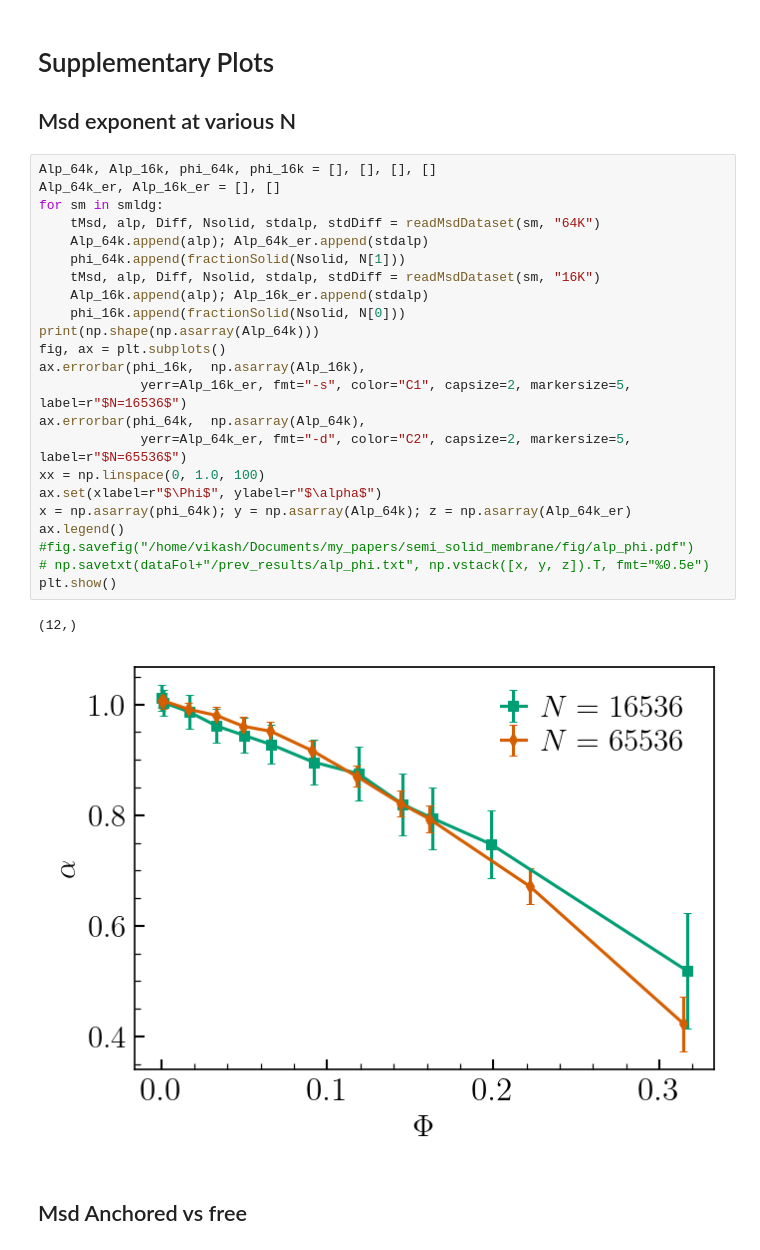
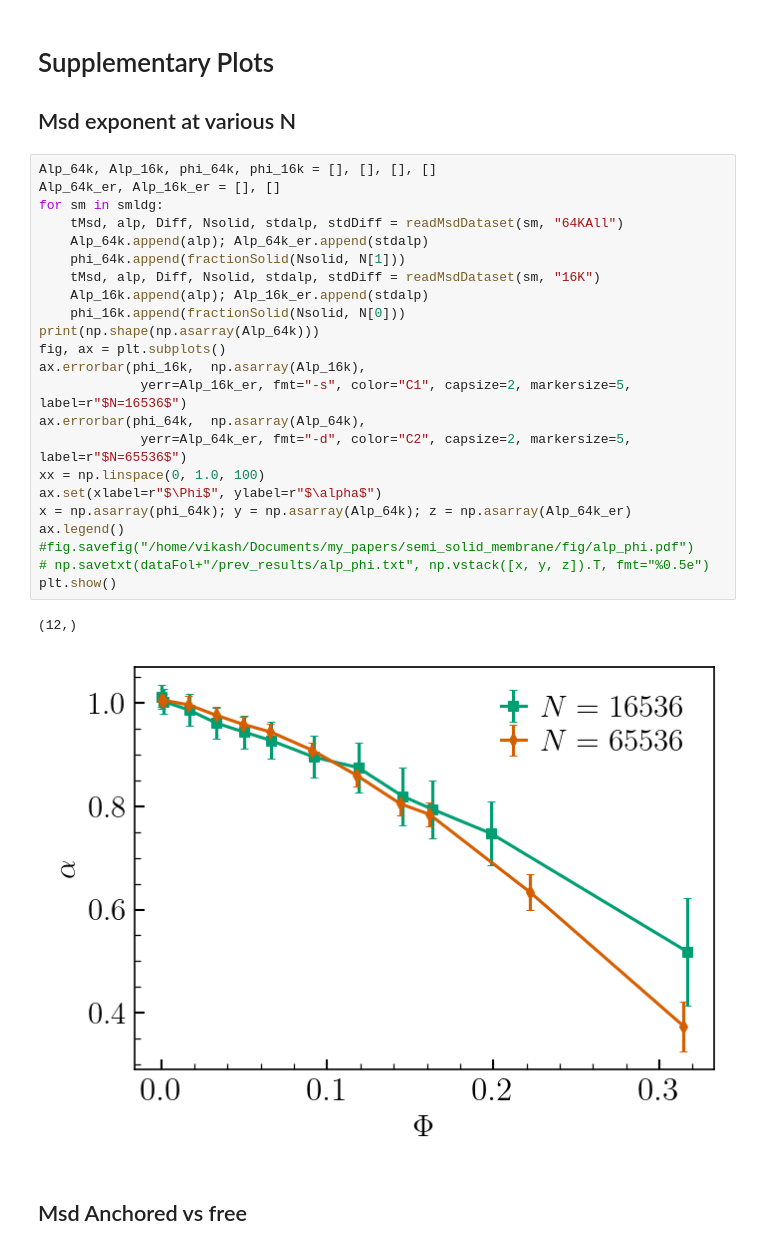
Before and after one commit to thecalculon/ssmplots, a Jupyter notebook: SemiSolid_plots.ipynb, the cells around one changed output. Drawn from its saved outputs; the diff is of its cells as text.

```diff
--- a/SemiSolid_plots.ipynb
+++ b/SemiSolid_plots.ipynb
@@ -549,29 +549,29 @@ plt.show()
 # %%
 Alp_64k, Alp_16k, phi_64k, phi_16k = [], [], [], []
 Alp_64k_er, Alp_16k_er = [], []
 for sm in smldg:
-    tMsd, alp, Diff, Nsolid, stdalp, stdDiff = readMsdDataset(sm, "64K")
+    tMsd, alp, Diff, Nsolid, stdalp, stdDiff = readMsdDataset(sm, "64KAll")
     Alp_64k.append(alp); Alp_64k_er.append(stdalp)
     phi_64k.append(fractionSolid(Nsolid, N[1]))
     tMsd, alp, Diff, Nsolid, stdalp, stdDiff = readMsdDataset(sm, "16K")
     Alp_16k.append(alp); Alp_16k_er.append(stdalp)
     phi_16k.append(fractionSolid(Nsolid, N[0]))
 print(np.shape(np.asarray(Alp_64k)))
 fig, ax = plt.subplots()
 ax.errorbar(phi_16k,  np.asarray(Alp_16k),
              yerr=Alp_16k_er, fmt="-s", color="C1", capsize=2, markersize=5, label=r"$N=16536$")
 ax.errorbar(phi_64k,  np.asarray(Alp_64k),
              yerr=Alp_64k_er, fmt="-d", color="C2", capsize=2, markersize=5, label=r"$N=65536$")
 xx = np.linspace(0, 1.0, 100)
 ax.set(xlabel=r"$\Phi$", ylabel=r"$\alpha$")
 x = np.asarray(phi_64k); y = np.asarray(Alp_64k); z = np.asarray(Alp_64k_er)
 ax.legend()
 #fig.savefig("/home/vikash/Documents/my_papers/semi_solid_membrane/fig/alp_phi.pdf")
 # np.savetxt(dataFol+"/prev_results/alp_phi.txt", np.vstack([x, y, z]).T, fmt="%0.5e")
 plt.show()
 # %% [output]
 (12,)
-[figure, old version]
+[figure, new version]
 # %% [markdown]
 ## Msd Anchored vs free
 # %%
```
Also changed, not shown: parts of 7 cells of this notebook.
